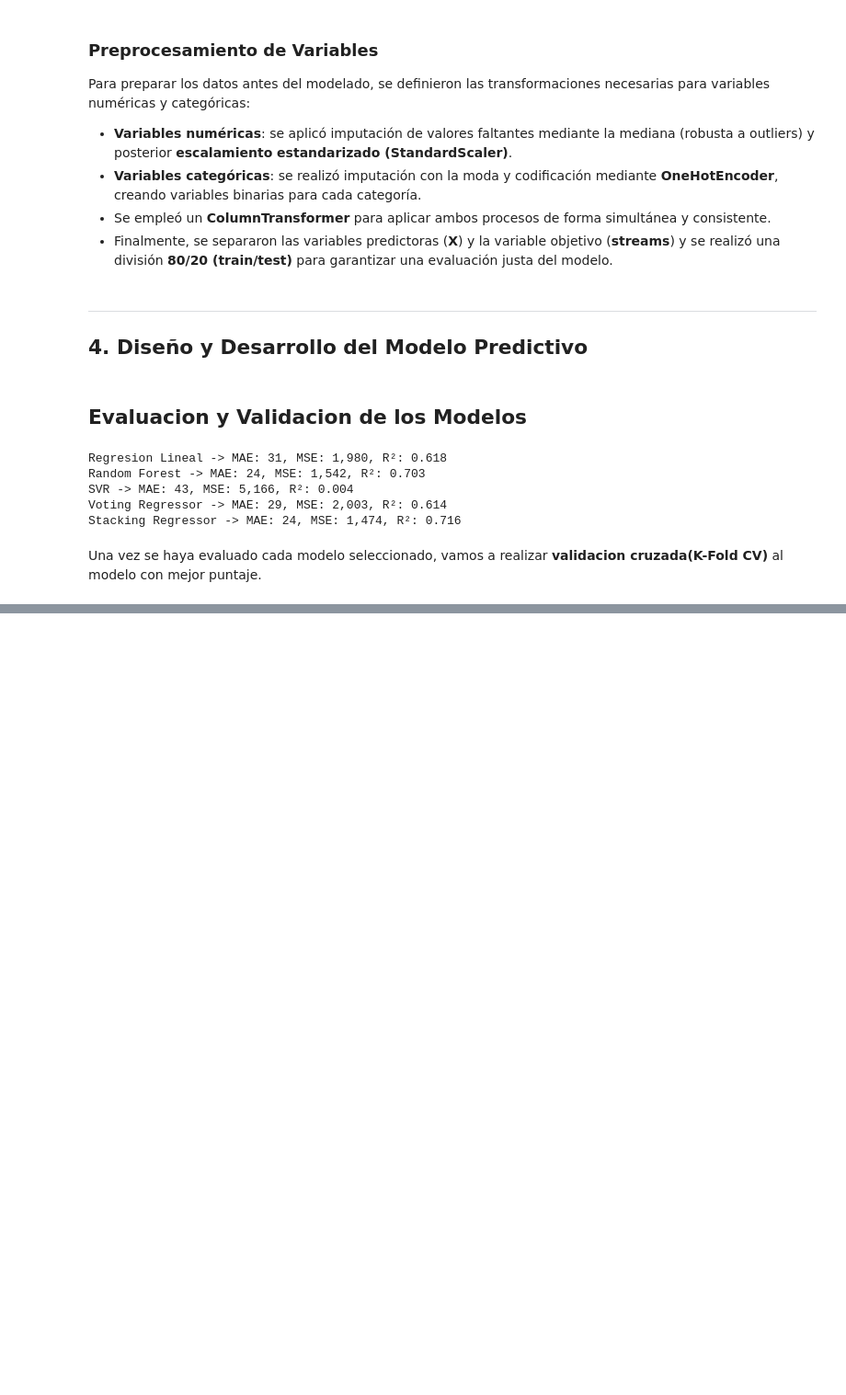
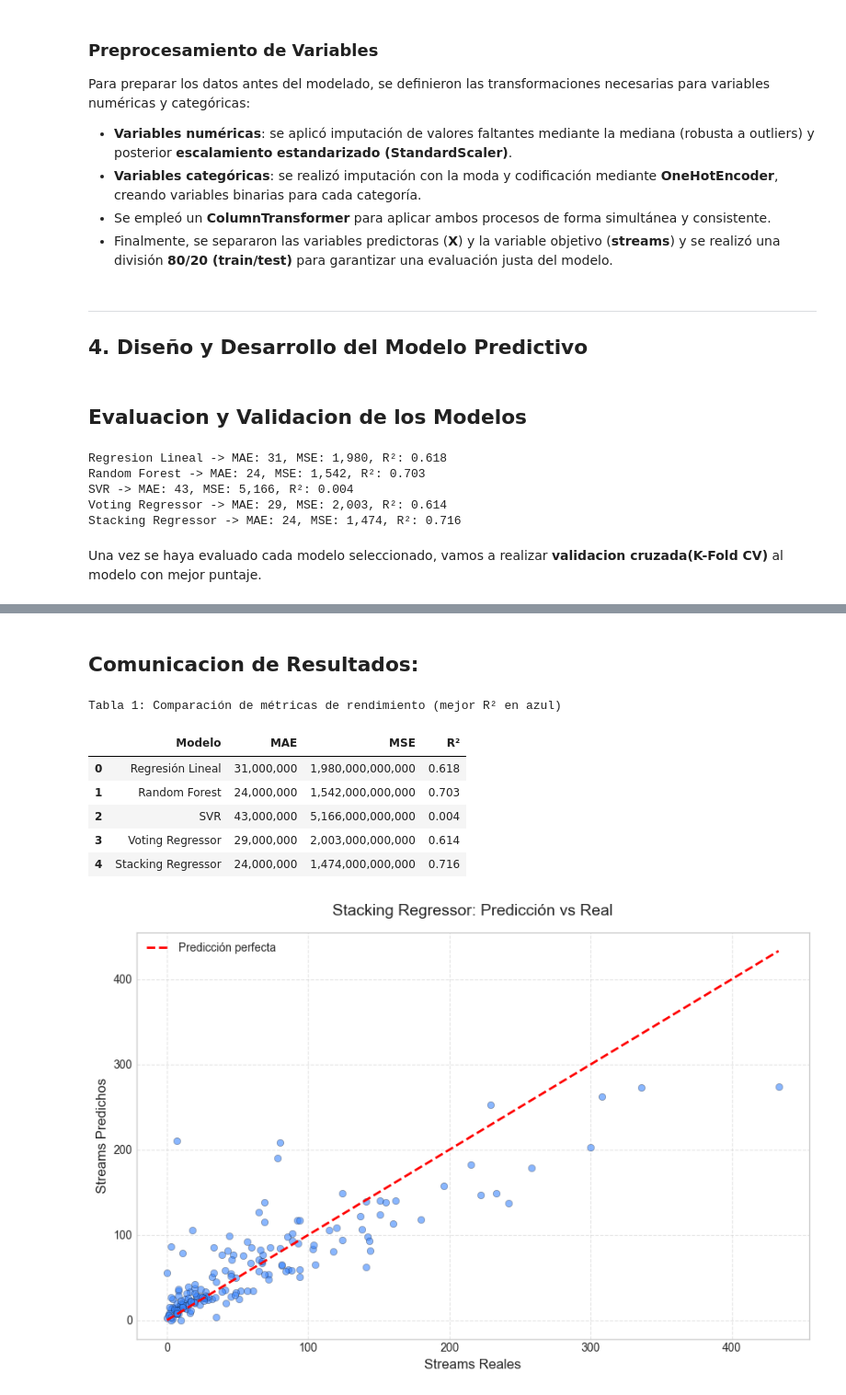
Before and after one commit to AaronMatarrita/ProyectoMineria, a Jupyter notebook: ProyectoFinal.ipynb, the cells around one changed output, grey strips where cells are left out. Shown at 92% size. Saved outputs shown, nothing was run; the diff lists cells and outputs as text; code cells hidden in the pictures; blank space fills up the shorter version.

```diff
--- a/ProyectoFinal.ipynb
+++ b/ProyectoFinal.ipynb
@@ -531,0 +588,50 @@ print(f"Validacion Cruzada (R^2): {cv_scores.mean():.3f} +- {cv_scores.std():.3f
+# %% [markdown]
+## Comunicacion de Resultados:
+# %%
+# -------------------------------------------------
+# COMUNICACIÓN DE RESULTADOS - TABLA Y GRÁFICO
+# -------------------------------------------------
+
+# 1. Tabla comparativa de métricas
+results = {
+    'Modelo': ['Regresión Lineal', 'Random Forest', 'SVR', 'Voting Regressor', 'Stacking Regressor'],
+    'MAE': [31_000_000, 24_000_000, 43_000_000, 29_000_000, 24_000_000],  # en millones para claridad
+    'MSE': [1_980_000_000_000, 1_542_000_000_000, 5_166_000_000_000, 2_003_000_000_000, 1_474_000_000_000],
+    'R²': [0.618, 0.703, 0.004, 0.614, 0.716]
+}
+
+df_results = pd.DataFrame(results)
+display(
+    df_results.style
+    .format({
+        'MAE': lambda x: f"{x:,.0f}",
+        'MSE': lambda x: f"{x:,.0f}",
+        'R²': "{:.3f}"
+    })
+    .background_gradient(cmap='Blues', subset=['R²'])
+    .set_caption("Tabla 1: Comparación de métricas de rendimiento (mejor R² en azul)")
+)
+
+# 2. Gráfico: Predicción vs Real (mejor modelo: Stacking Regressor)
+best_model = models['Stacking Regressor']
+y_pred_best = best_model.predict(X_test_processed)
+
+plt.figure(figsize=(9, 6))
+plt.scatter(y_test, y_pred_best, alpha=0.6, color='#3A86FF', edgecolor='k', linewidth=0.3)
+plt.plot([y_test.min(), y_test.max()], [y_test.min(), y_test.max()], 'r--', lw=2, label='Predicción perfecta')
+plt.xlabel('Streams Reales', fontsize=12)
+plt.ylabel('Streams Predichos', fontsize=12)
+plt.title('Stacking Regressor: Predicción vs Real', fontsize=14, pad=15)
+plt.legend()
+plt.grid(True, linestyle='--', alpha=0.5)
+plt.tight_layout()
+plt.show()
+# %% [output]
+Tabla 1: Comparación de métricas de rendimiento (mejor R² en azul)
+|  | Modelo | MAE | MSE | R² |
+| 0 | Regresión Lineal | 31,000,000 | 1,980,000,000,000 | 0.618 |
+| 1 | Random Forest | 24,000,000 | 1,542,000,000,000 | 0.703 |
+| 2 | SVR | 43,000,000 | 5,166,000,000,000 | 0.004 |
+| 3 | Voting Regressor | 29,000,000 | 2,003,000,000,000 | 0.614 |
+| 4 | Stacking Regressor | 24,000,000 | 1,474,000,000,000 | 0.716 |
+[figure, added]
```
Also changed, not shown: parts of 7 cells of this notebook.
